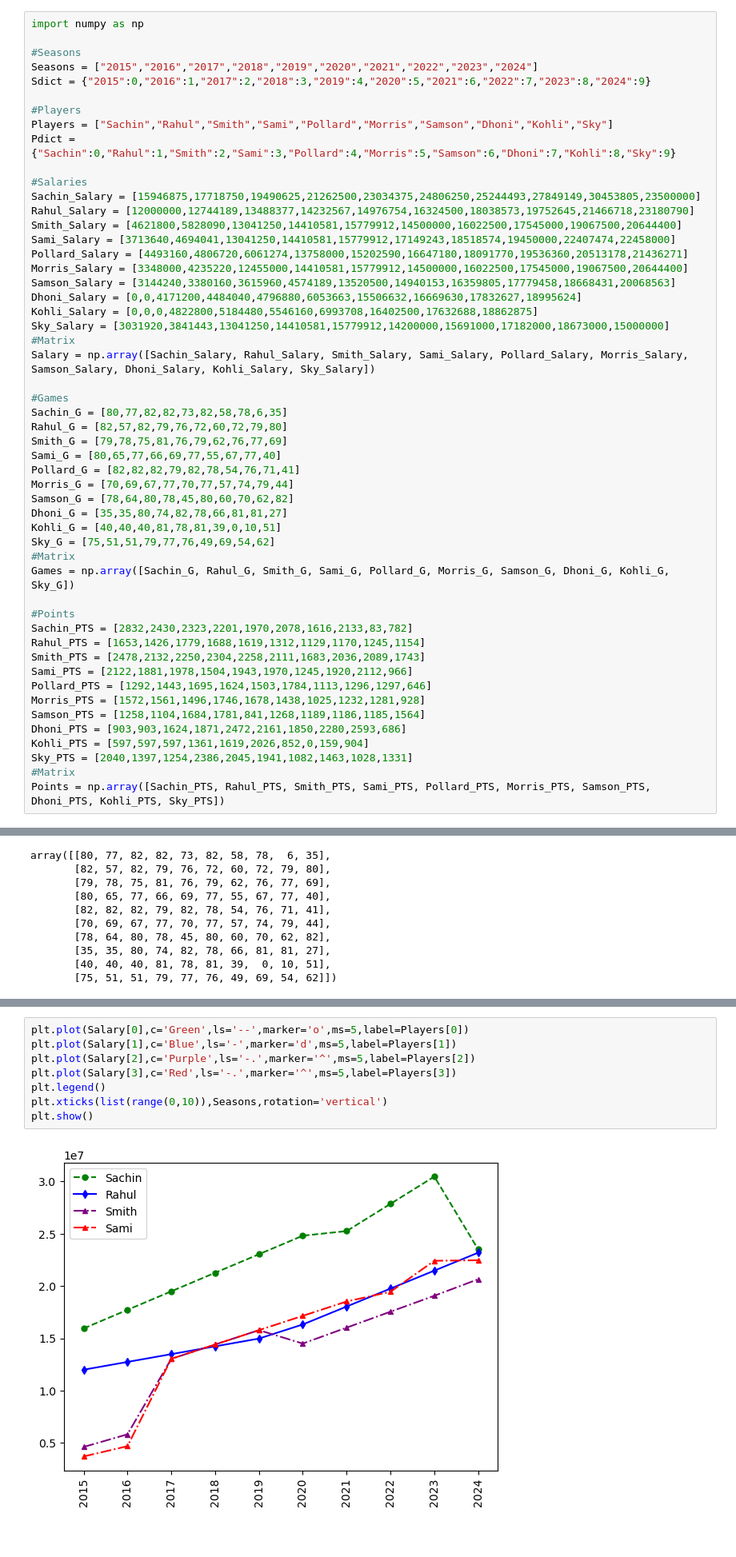
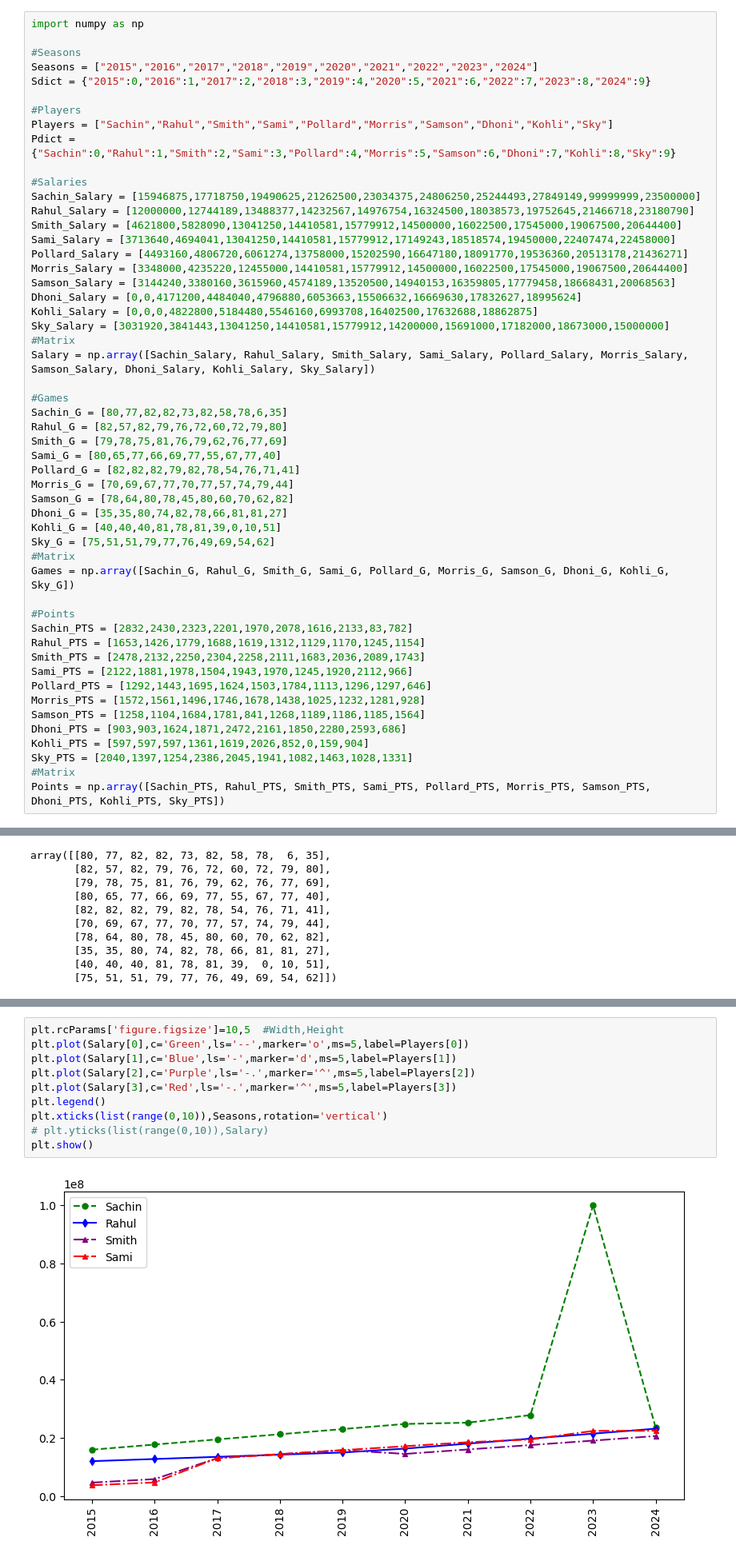
Before and after one commit to csairamvenkat/PYTHON_BIGINNER, a Jupyter notebook: Libraries/Numpy/Data Analysis using Numpy and Matplotlib.ipynb, the cells around one changed output, grey strips where cells are left out. Shown at 80% size. Saved outputs shown, nothing was run; the diff lists cells and outputs as text.

```diff
--- a/Libraries/Numpy/Data Analysis using Numpy and Matplotlib.ipynb
+++ b/Libraries/Numpy/Data Analysis using Numpy and Matplotlib.ipynb
@@ -10,7 +10,7 @@ Players = ["Sachin","Rahul","Smith","Sami","Pollard","Morris","Samson","Dhoni","
 Pdict = {"Sachin":0,"Rahul":1,"Smith":2,"Sami":3,"Pollard":4,"Morris":5,"Samson":6,"Dhoni":7,"Kohli":8,"Sky":9}
 
 #Salaries
-Sachin_Salary = [15946875,17718750,19490625,21262500,23034375,24806250,25244493,27849149,30453805,23500000]
+Sachin_Salary = [15946875,17718750,19490625,21262500,23034375,24806250,25244493,27849149,99999999,23500000]
 Rahul_Salary = [12000000,12744189,13488377,14232567,14976754,16324500,18038573,19752645,21466718,23180790]
 Smith_Salary = [4621800,5828090,13041250,14410581,15779912,14500000,16022500,17545000,19067500,20644400]
 Sami_Salary = [3713640,4694041,13041250,14410581,15779912,17149243,18518574,19450000,22407474,22458000]
@@ -503,13 +503,15 @@ plt.show()
 # %%
+plt.rcParams['figure.figsize']=10,5  #Width,Height
 plt.plot(Salary[0],c='Green',ls='--',marker='o',ms=5,label=Players[0])
 plt.plot(Salary[1],c='Blue',ls='-',marker='d',ms=5,label=Players[1])
 plt.plot(Salary[2],c='Purple',ls='-.',marker='^',ms=5,label=Players[2])
 plt.plot(Salary[3],c='Red',ls='-.',marker='^',ms=5,label=Players[3])
 plt.legend()
 plt.xticks(list(range(0,10)),Seasons,rotation='vertical')
+# plt.yticks(list(range(0,10)),Salary)
 plt.show()
 # %% [output]
-[figure, old version]
+[figure, new version]
 # %%
 # Loc
 # "best" (default) - Automatically chooses the best position.
```
Also changed, not shown: parts of 31 cells of this notebook.
